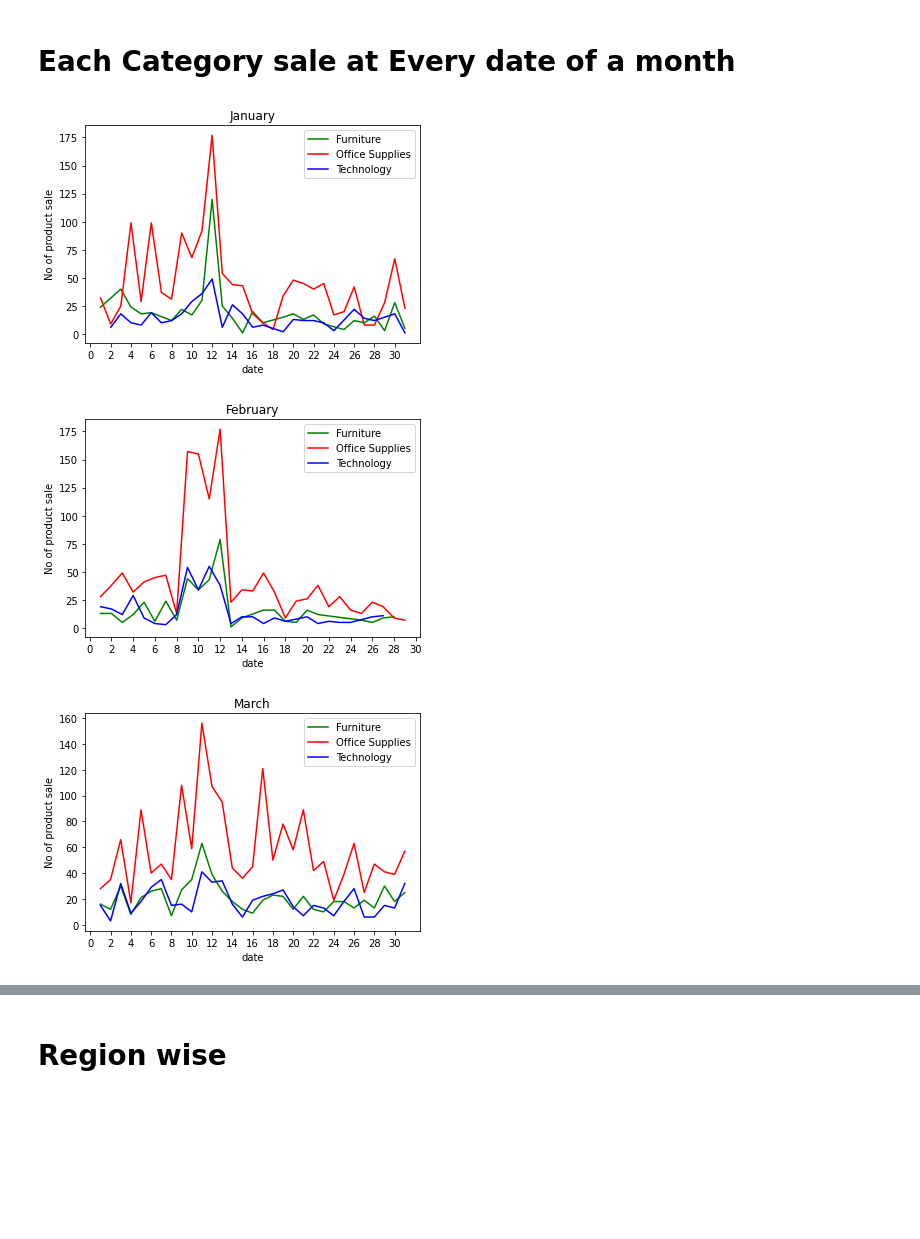
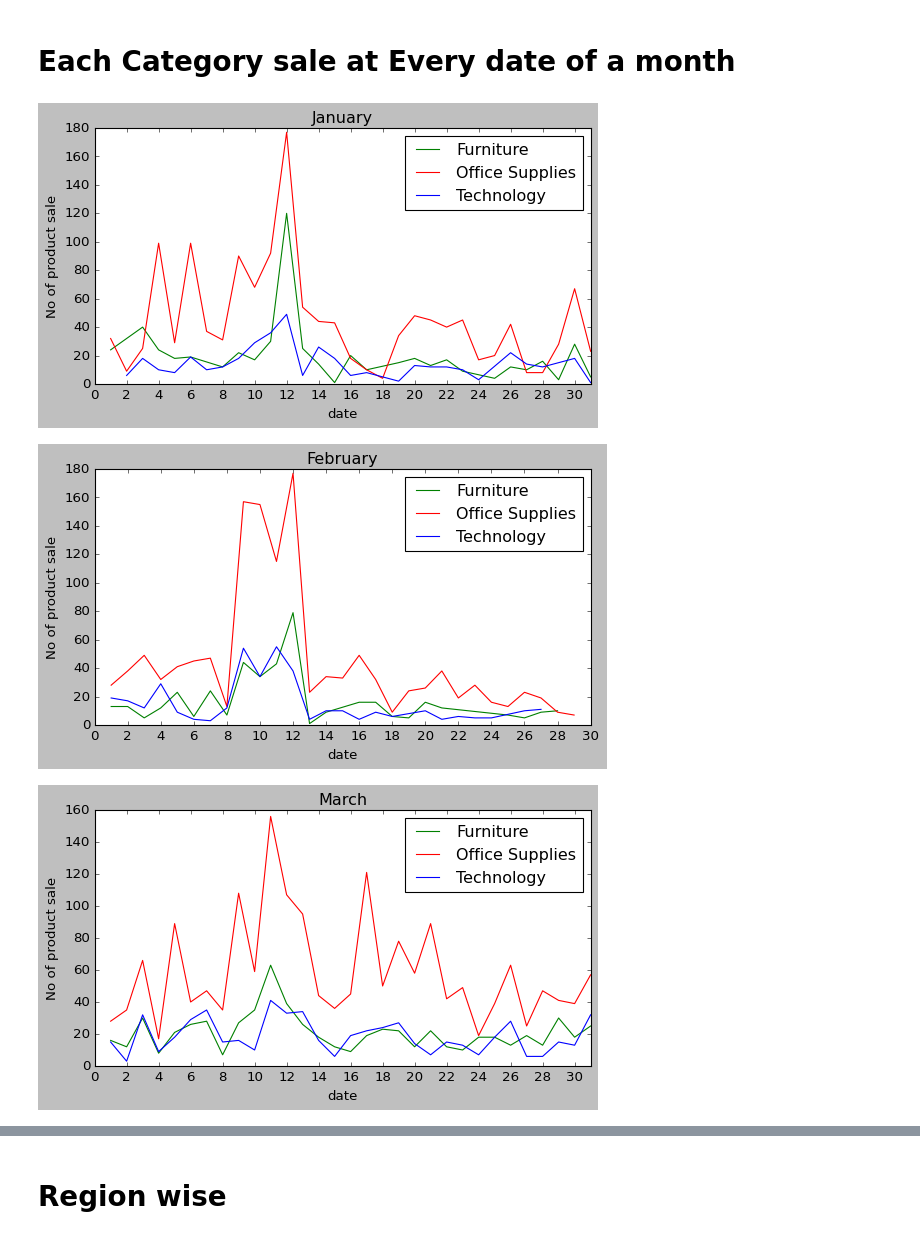
Before and after one commit to Moizcode/Hello-world, a Jupyter notebook: store-dataanalysis.ipynb, the cells around one changed output, grey strips where cells are left out. Saved outputs shown, nothing was run; the diff lists cells and outputs as text; code cells hidden in the pictures; blank space fills up the shorter version.

Commit message:
Kaggle Notebook | store_dataAnalysis | Version 4

```diff
--- a/store-dataanalysis.ipynb
+++ b/store-dataanalysis.ipynb
@@ -85,0 +81,5 @@ city_sale[:20].plot.bar(y='sales',rot=90)
+# %%
+plt.style.use('classic')
+plt.figure(figsize=(12,6))
+city_sale[:40].plot.bar(y='sales',rot=90)
+plt.ylabel('Sales')
@@ -119,25 +164,26 @@ plt.show()
 # Each Category sale at Every date of a month
 # %%
 store_data['date'] = store_data['Order Date'].dt.day
-store_data['month'] = store_data['Order Date'].dt.month
+store_data['month'] = store_data['Order Date'].dt.strftime("%B")
 date_sale = store_data.groupby(['Category','month','date']).Quantity.sum()
 
 All_months = ['waste','January', 'February', 'March', 'April', 'May', 'June', 'July', 'August', 'September', 'October', 'November', 'December']
 cate = ['Furniture','Office Supplies','Technology']
 d = ['g-','r-','b-']
 for y in range(1,13):
+    plt.figure(figsize=(8,4))
     for u in range(3):
         x = range(0,31,2)
-        temp = date_sale[cate[u]][y]
+        temp = date_sale[cate[u]][All_months[y]]
         plt.plot(temp,d[u])
         plt.xlabel('date')
         plt.xticks(x)
         plt.title(All_months[y])
         plt.ylabel('No of product sale')
     plt.legend(('Furniture', 'Office Supplies', 'Technology'),
            loc='upper right')
     plt.show()
 # %% [output]
-[figure, old version]
+[figure, new version]
-[figure, old version]
+[figure, new version]
-[figure, old version]
+[figure, new version]
```
Also changed, not shown: parts of 15 cells of this notebook.
